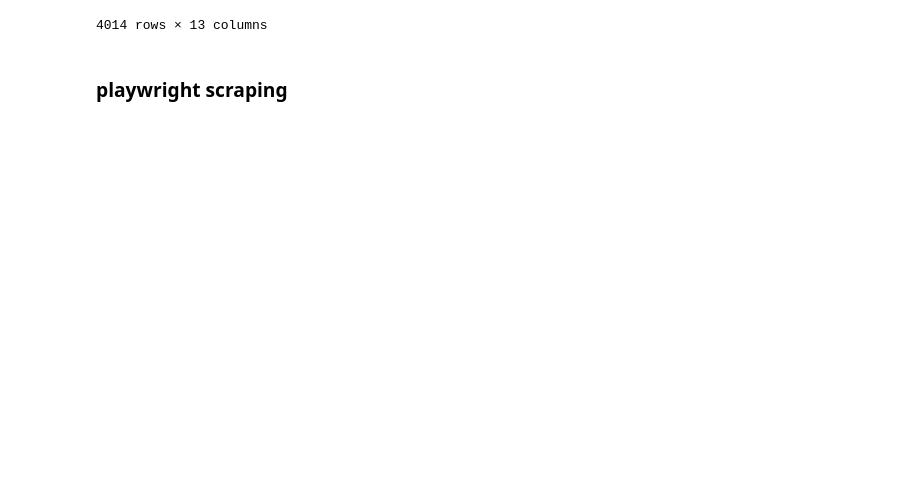
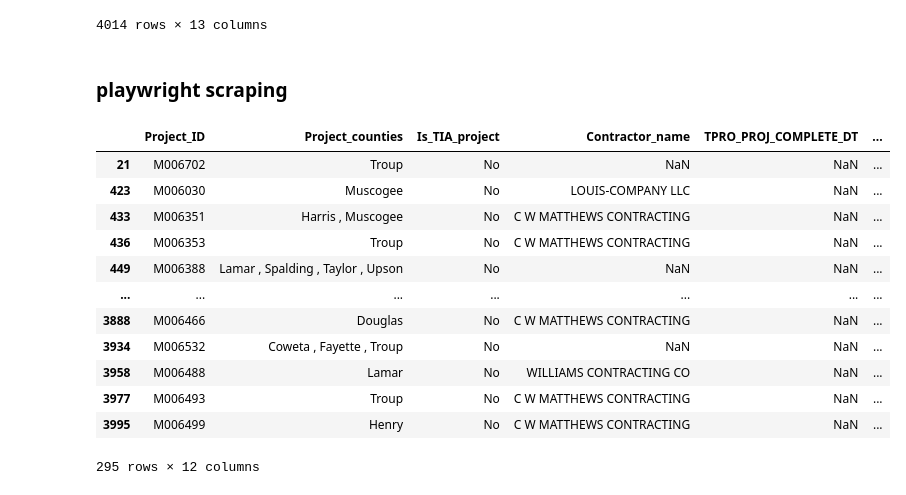
Before and after one commit to arc-research-analytics/gdot_pipeline, a Jupyter notebook: GDOT_explorer.ipynb, the cells around one changed output. Drawn from its saved outputs; the diff is of its cells as text; code cells hidden in the pictures; blank space fills up the shorter version.

Commit message:
Deploying to gh-pages from @ arc-research-analytics/gdot_pipeline@5c2f52a76114f7144dda66b6c9d2646f3ec8798c 🚀

```diff
--- a/GDOT_explorer.ipynb
+++ b/GDOT_explorer.ipynb
@@ -270,6 +270,25 @@ Fetched 15 records (offset: 6000)
 4014 rows × 13 columns
 # %% [markdown]
 ### playwright scraping
+# %%
+INPUT_CSV = "GDOT_export.csv"
+
+df = pd.read_csv(INPUT_CSV)
+df[df['DISTRICT'] == 3]
+# %% [output]
+|  | Project_ID | Project_counties | Is_TIA_project | Contractor_name | TPRO_PROJ_COMPLETE_DT | ... |
+| 21 | M006702 | Troup | No | NaN | NaN | ... |
+| 423 | M006030 | Muscogee | No | LOUIS-COMPANY LLC | NaN | ... |
+| 433 | M006351 | Harris , Muscogee | No | C W MATTHEWS CONTRACTING | NaN | ... |
+| 436 | M006353 | Troup | No | C W MATTHEWS CONTRACTING | NaN | ... |
+| 449 | M006388 | Lamar , Spalding , Taylor , Upson | No | NaN | NaN | ... |
+| ... | ... | ... | ... | ... | ... | ... |
+| 3888 | M006466 | Douglas | No | C W MATTHEWS CONTRACTING | NaN | ... |
+| 3934 | M006532 | Coweta , Fayette , Troup | No | NaN | NaN | ... |
+| 3958 | M006488 | Lamar | No | WILLIAMS CONTRACTING CO | NaN | ... |
+| 3977 | M006493 | Troup | No | C W MATTHEWS CONTRACTING | NaN | ... |
+| 3995 | M006499 | Henry | No | C W MATTHEWS CONTRACTING | NaN | ... |
+295 rows × 12 columns
 # %%
 import asyncio
 import pandas as pd
```
Also changed, not shown: parts of 4 cells of this notebook, 7 other files.
